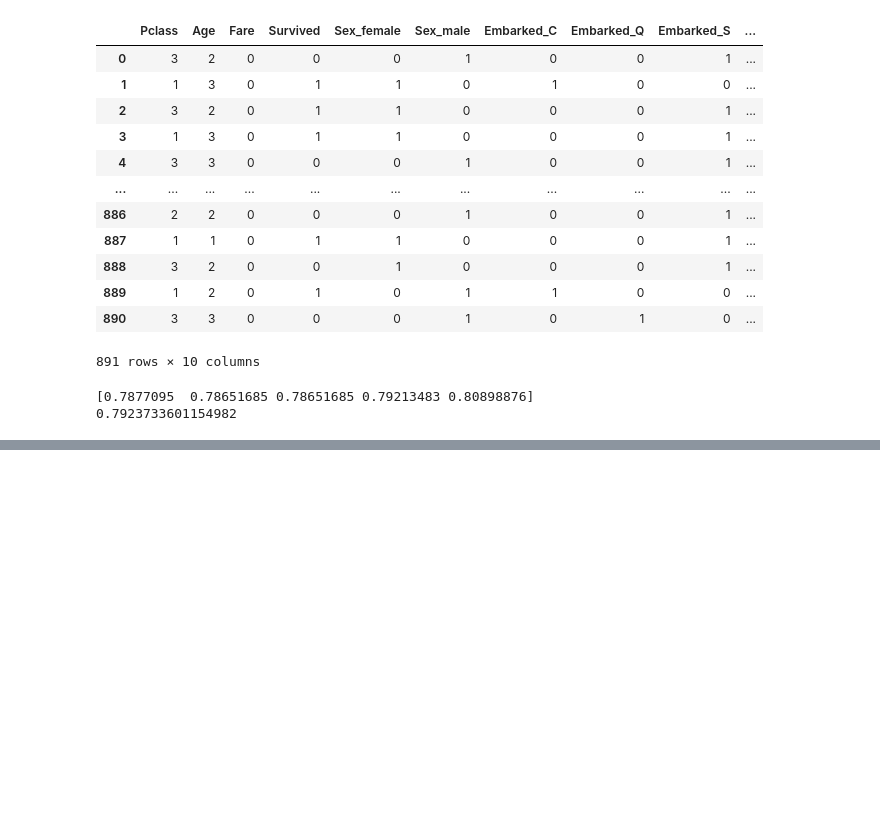
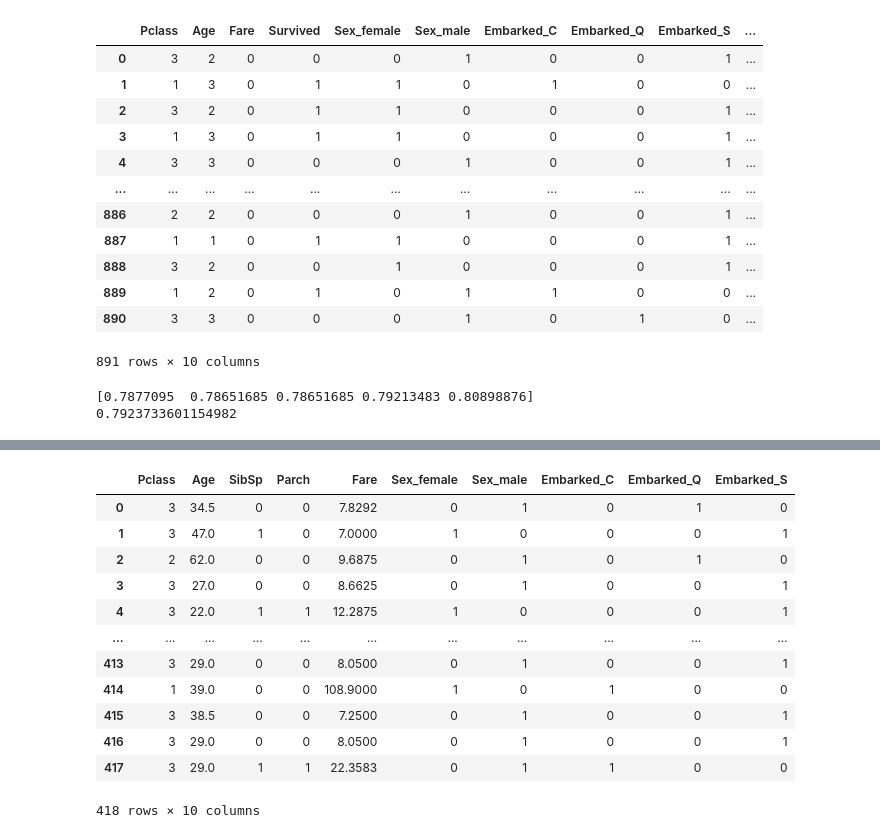
Before and after one commit to jonathanjyu/Projects, a Jupyter notebook: Titanic_Analysis/Titanic_Analysis.ipynb, the cells around one changed output, grey strips where cells are left out. Cells and saved outputs as stored; diff of their text form; code cells hidden in the pictures; blank space fills up the shorter version.

```diff
--- a/Titanic_Analysis/Titanic_Analysis.ipynb
+++ b/Titanic_Analysis/Titanic_Analysis.ipynb
@@ -402,0 +421,3 @@ print(scores.mean())
+# %%
+df_test = pd.read_csv("./titanic/test.csv")
+df_test = df_test.drop(columns=['PassengerId','Name','Ticket','Cabin'])
@@ -402,0 +435,3 @@ print(scores.mean())
+# %%
+df_test['Age'].fillna(int(df['Age'].mean()),inplace = True)
+df_test['Fare'].fillna(df['Fare'].mean(),inplace = True)
@@ -402,0 +449,17 @@ print(scores.mean())
+# %%
+df_test = pd.get_dummies(df_test)
+df_test
+# %% [output]
+|  | Pclass | Age | SibSp | Parch | Fare | Sex_female | Sex_male | Embarked_C | Embarked_Q | Embarked_S |
+| 0 | 3 | 34.5 | 0 | 0 | 7.8292 | 0 | 1 | 0 | 1 | 0 |
+| 1 | 3 | 47.0 | 1 | 0 | 7.0000 | 1 | 0 | 0 | 0 | 1 |
+| 2 | 2 | 62.0 | 0 | 0 | 9.6875 | 0 | 1 | 0 | 1 | 0 |
+| 3 | 3 | 27.0 | 0 | 0 | 8.6625 | 0 | 1 | 0 | 0 | 1 |
+| 4 | 3 | 22.0 | 1 | 1 | 12.2875 | 1 | 0 | 0 | 0 | 1 |
+| ... | ... | ... | ... | ... | ... | ... | ... | ... | ... | ... |
+| 413 | 3 | 29.0 | 0 | 0 | 8.0500 | 0 | 1 | 0 | 0 | 1 |
+| 414 | 1 | 39.0 | 0 | 0 | 108.9000 | 1 | 0 | 1 | 0 | 0 |
+| 415 | 3 | 38.5 | 0 | 0 | 7.2500 | 0 | 1 | 0 | 0 | 1 |
+| 416 | 3 | 29.0 | 0 | 0 | 8.0500 | 0 | 1 | 0 | 0 | 1 |
+| 417 | 3 | 29.0 | 1 | 1 | 22.3583 | 0 | 1 | 1 | 0 | 0 |
+418 rows × 10 columns
```
Also changed, not shown: parts of 11 cells of this notebook.
